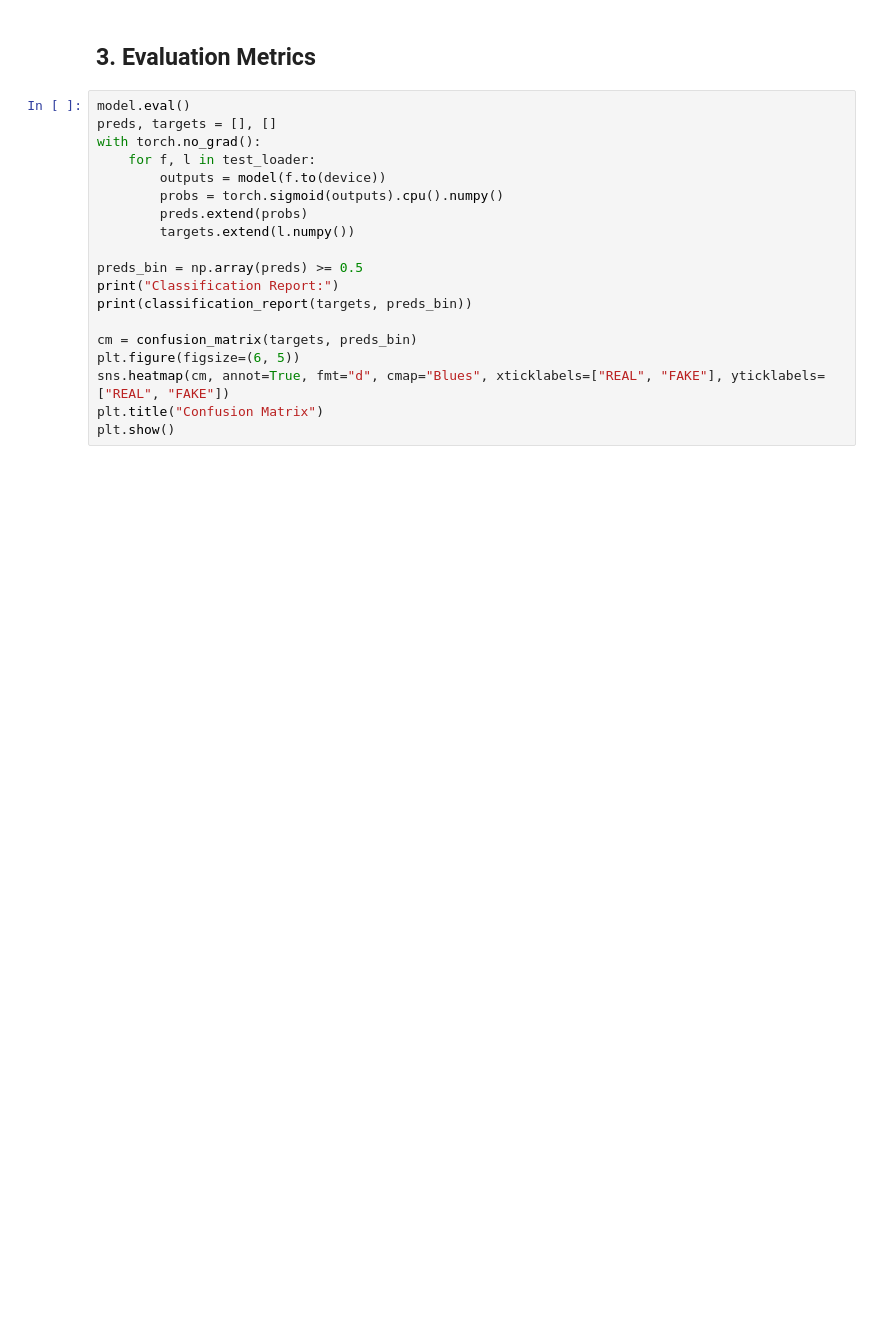
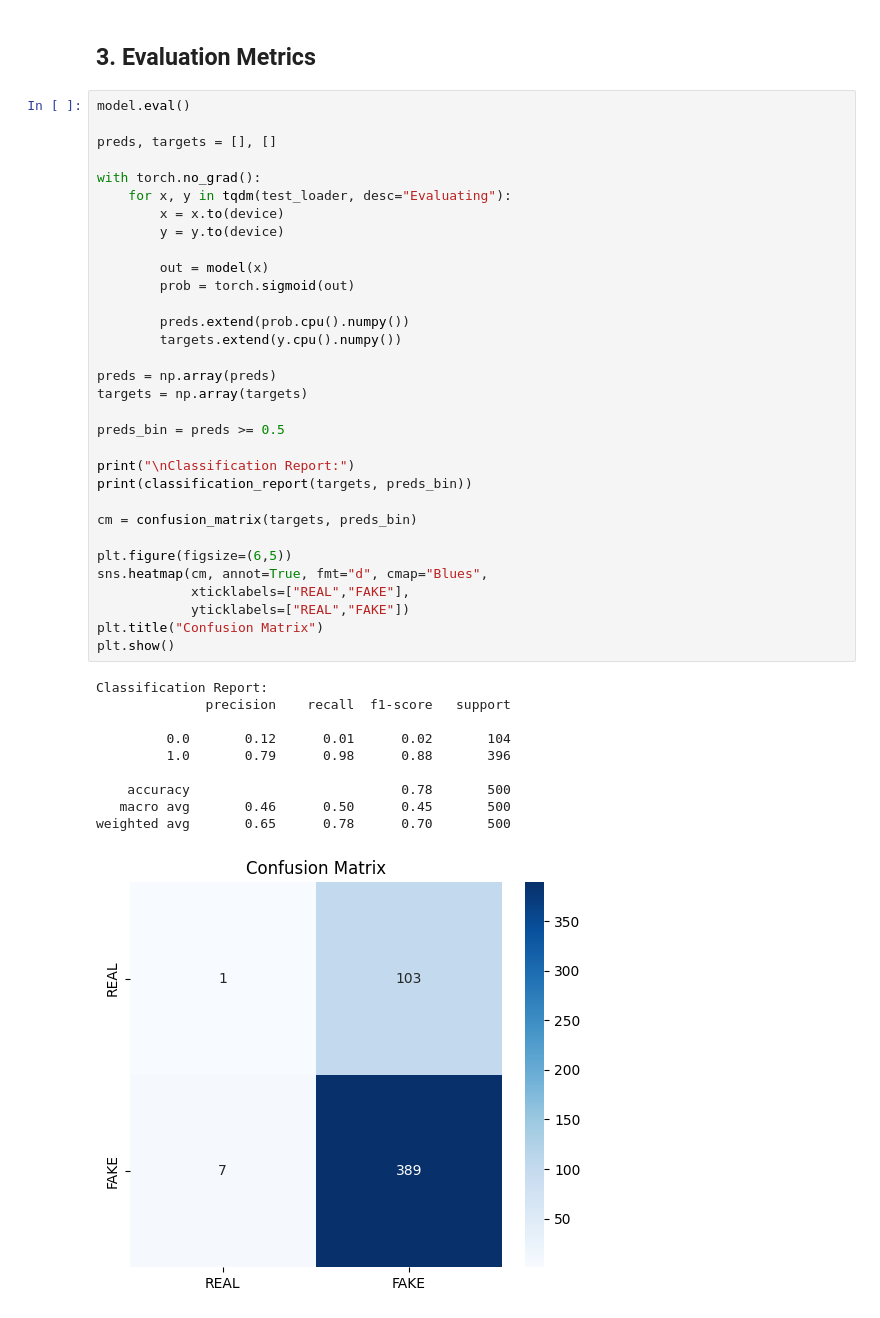
Before and after one commit to Anshmhjn786/Cognito_AI_A.M, a Jupyter notebook: notebooks/video_model_notebooks/04_video_evaluation.ipynb, the cells around one changed output. Drawn from its saved outputs; the diff is of its cells as text; blank space fills up the shorter version.

```diff
--- a/notebooks/video_model_notebooks/04_video_evaluation.ipynb
+++ b/notebooks/video_model_notebooks/04_video_evaluation.ipynb
@@ -124,20 +194,44 @@ test_loader = DataLoader(VideoFrameDataset(test_vids, num_frames=FRAME_COUNT, tr
 ## 3. Evaluation Metrics
 # %%
 model.eval()
+
 preds, targets = [], []
+
 with torch.no_grad():
-    for f, l in test_loader:
-        outputs = model(f.to(device))
-        probs = torch.sigmoid(outputs).cpu().numpy()
-        preds.extend(probs)
-        targets.extend(l.numpy())
+    for x, y in tqdm(test_loader, desc="Evaluating"):
+        x = x.to(device)
+        y = y.to(device)
 
-preds_bin = np.array(preds) >= 0.5
-print("Classification Report:")
+        out = model(x)
+        prob = torch.sigmoid(out)
+
+        preds.extend(prob.cpu().numpy())
+        targets.extend(y.cpu().numpy())
+
+preds = np.array(preds)
+targets = np.array(targets)
+
+preds_bin = preds >= 0.5
+
+print("\nClassification Report:")
 print(classification_report(targets, preds_bin))
 
 cm = confusion_matrix(targets, preds_bin)
-plt.figure(figsize=(6, 5))
-sns.heatmap(cm, annot=True, fmt="d", cmap="Blues", xticklabels=["REAL", "FAKE"], yticklabels=["REAL", "FAKE"])
+
+plt.figure(figsize=(6,5))
+sns.heatmap(cm, annot=True, fmt="d", cmap="Blues",
+            xticklabels=["REAL","FAKE"],
+            yticklabels=["REAL","FAKE"])
 plt.title("Confusion Matrix")
 plt.show()
+# %% [output]
+Classification Report:
+              precision    recall  f1-score   support
+
+         0.0       0.12      0.01      0.02       104
+         1.0       0.79      0.98      0.88       396
+
+    accuracy                           0.78       500
+   macro avg       0.46      0.50      0.45       500
+weighted avg       0.65      0.78      0.70       500
+[figure, added]
```
Also changed, not shown: parts of 5 cells of this notebook, 5 other files.
